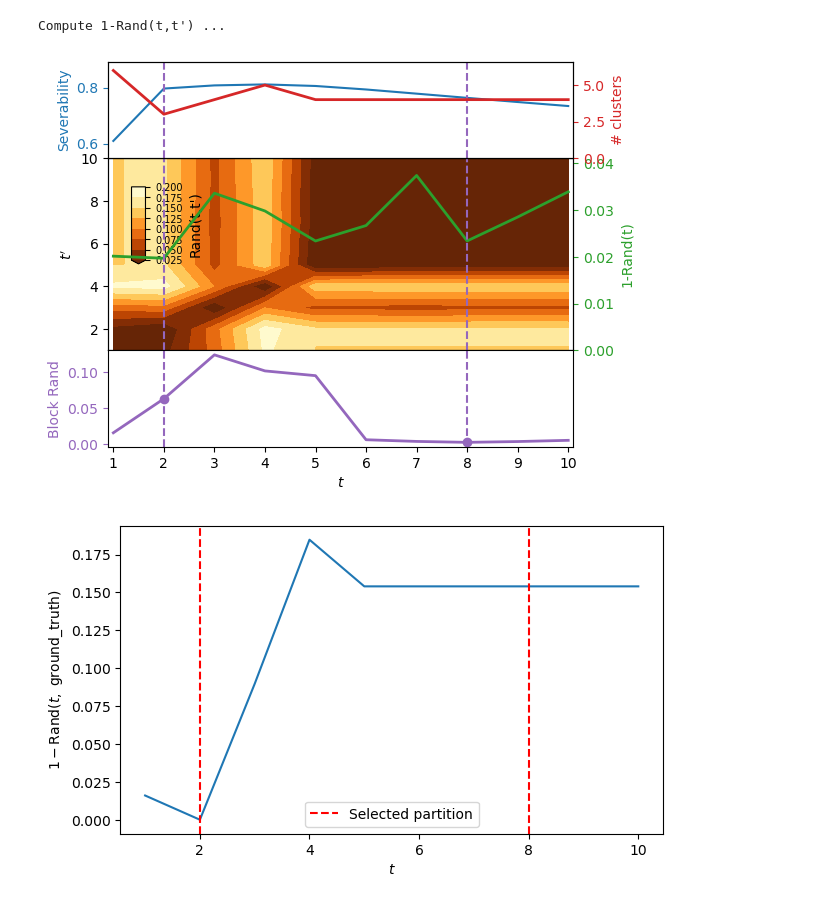
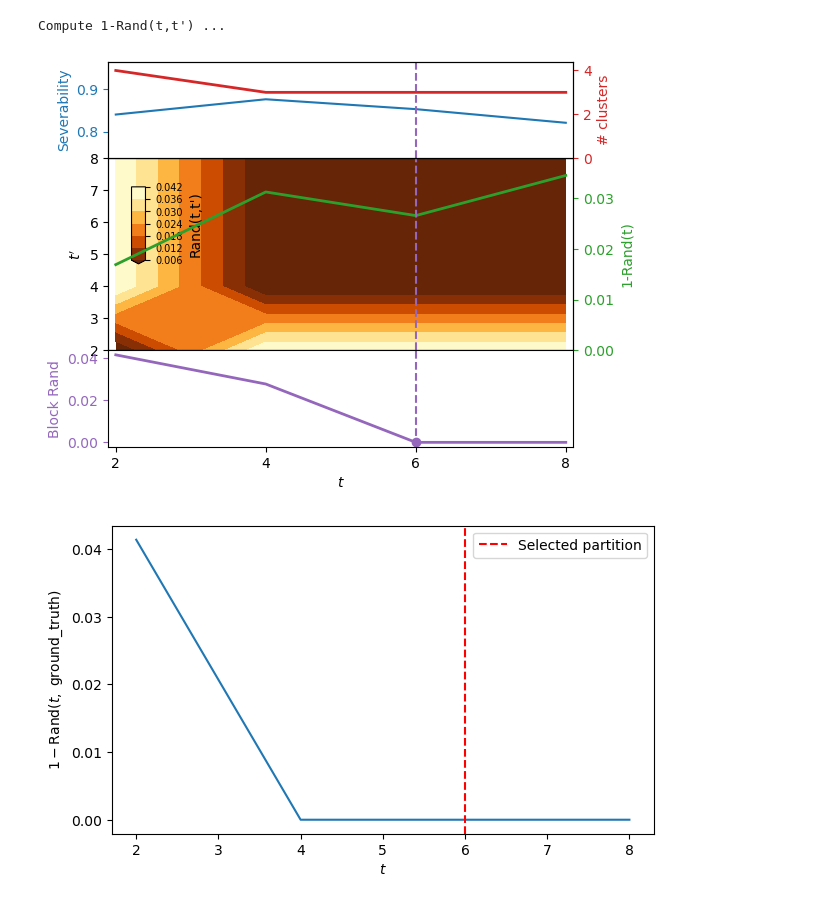
Before and after one commit to barahona-research-group/severability, a Jupyter notebook: notebooks/Example_4.ipynb, the cells around one changed output. Cells and saved outputs as stored; diff of their text form; code cells hidden in the pictures.

```diff
--- a/notebooks/Example_4.ipynb
+++ b/notebooks/Example_4.ipynb
@@ -9,7 +9,7 @@ import severability
 # %%
 # get SBM graph
 sizes = [30, 30, 43]
-probs = [[0.3, 0.03, 0.01], [0.03, 0.3, 0.01], [0.01, 0.01, 0.3]]
+probs = [[0.3, 0.01, 0.005], [0.01, 0.3, 0.005], [0.005, 0.005, 0.3]]
 G = nx.stochastic_block_model(sizes, probs, seed=0)
 print(G)
 nx.draw(G)
@@ -21,7 +21,7 @@ Graph named 'stochastic_block_model' with 103 nodes and 571 edges
 A = nx.to_numpy_array(G)
 # %%
 # run multiscale severability
-sev_results = severability.multiscale_severability(A, t_max=10, n_tries=30, n_workers=7)
+sev_results = severability.multiscale_severability(A, t_max=8, n_tries=14, n_workers=7, max_size=60)
 # %% [output]
 Optimise severability ...
 Compute 1-Rand(t) ...
@@ -31,24 +31,24 @@ Compute 1-Rand(t,t') ...
 sev_results = severability.identify_optimal_scales(sev_results, kernel_size=3)
 severability.plotting.plot_scan(sev_results)
 # %% [output]
-[figure, old version]
+[figure, new version]
 # %%
 # store ground truth partition in severability format
 ground_truth = [[(list(partition), 1) for partition in G.graph["partition"]]]
 
 # compute 1-Rand[ground_truth, severability(t)]
 rand_ground_truth = severability.compute_rand_ttprime(ground_truth+sev_results["partitions"], n_nodes=G.number_of_nodes())[:,0][1:]
 
 # plot
 fig, ax = plt.subplots(figsize=(7, 4))
 ax.plot(sev_results["scales"], rand_ground_truth)
-ax.axvline(x=sev_results["selected_partitions"][0]+1, ls = "--", c="red", label="Selected partition")
+ax.axvline(x=sev_results["scales"][sev_results["selected_partitions"][0]], ls = "--", c="red", label="Selected partition")
 for i in range(1, len(sev_results["selected_partitions"])):
-    ax.axvline(x=sev_results["selected_partitions"][i]+1, ls = "--", c="red")
+    ax.axvline(x=sev_results["scales"][sev_results["selected_partitions"][i]], ls = "--", c="red")
 ax.set(xlabel=r"$t$", ylabel="$1-\mathrm{Rand}(t,$ ground_truth$)$")
 ax.legend();
 # %% [output]
-[figure, old version]
+[figure, new version]
 # %%
 # create the pie chart graph visualisation
 for i in sev_results["selected_partitions"]:
```
Also changed, not shown: parts of 2 cells of this notebook, 5 other files.
